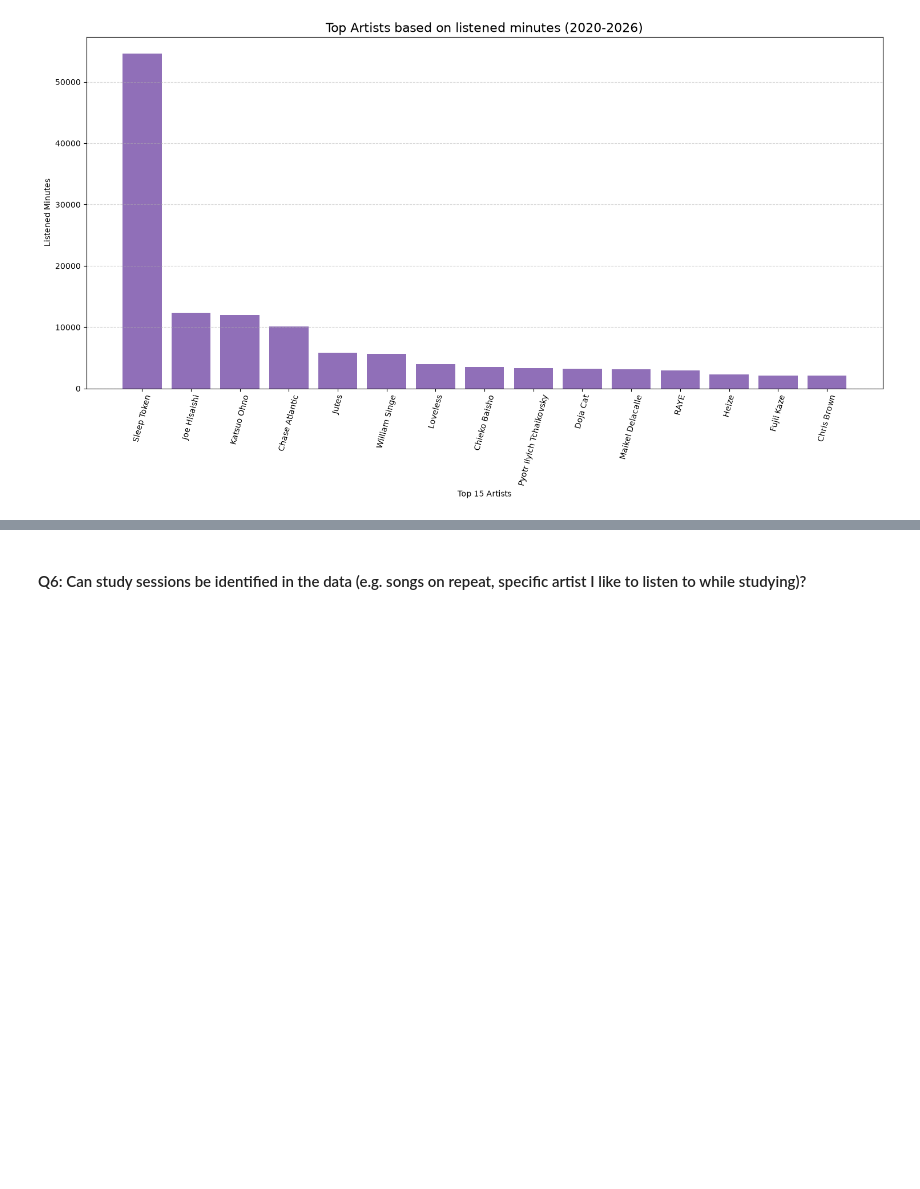
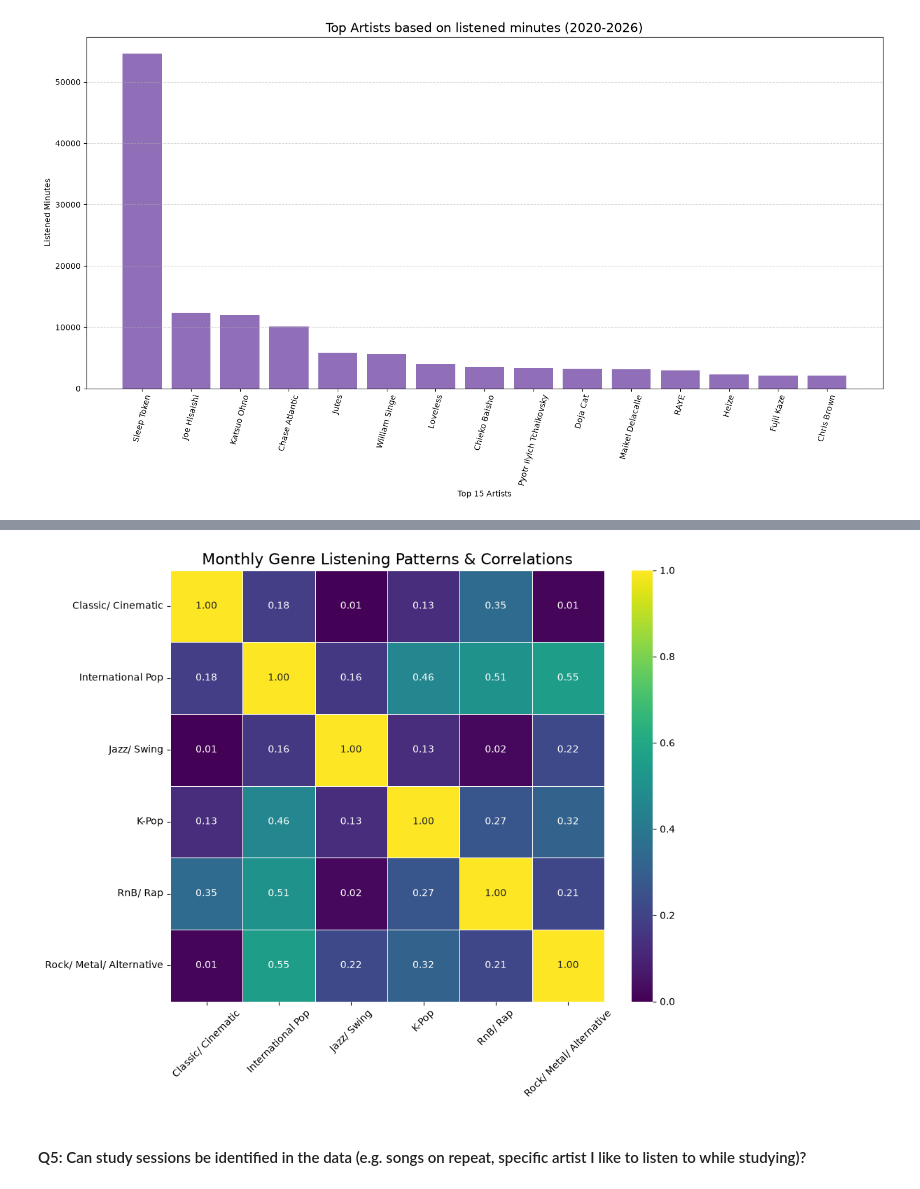
Before and after one commit to alyssa-leuschner/spotify-data-analysis, a Jupyter notebook: spotify_data_analysis.ipynb, the cells around one changed output, grey strips where cells are left out. Cells and saved outputs as stored; diff of their text form; code cells hidden in the pictures; blank space fills up the shorter version.

```diff
--- a/spotify_data_analysis.ipynb
+++ b/spotify_data_analysis.ipynb
@@ -255,0 +354,7 @@ pd.DataFrame(artist_data).sort_values(by= "Artist").reset_index(drop= True)
+# %%
+# Create a Pivot Table
+pivot_genre = genre_streams.pivot(columns= "genre", index= "month", values= "count").fillna(0).astype(int)
+# %%
+# Create a correlaton matrix based on the "genre" Pivot Table
+corr_matrix = pivot_genre.corr()
+corr_matrix
@@ -256,2 +370,15 @@ pd.DataFrame(artist_data).sort_values(by= "Artist").reset_index(drop= True)
+# %%
+# Heatmap
+plt.figure(figsize=(10, 8))
+sns.heatmap(data= corr_matrix, vmin= 0, vmax= 1, cmap= "viridis", annot= True, fmt= ".2f", linewidths= 0.5)
+
+plt.title("Monthly Genre Listening Patterns & Correlations", fontsize= 16)
+plt.xlabel("")
+plt.ylabel("")
+plt.xticks(rotation = 45)
+
+plt.show()
+# %% [output]
+[figure, added]
 # %% [markdown]
-#### Q6: Can study sessions be identified in the data (e.g. songs on repeat, specific artist I like to listen to while studying)?
+#### Q5: Can study sessions be identified in the data (e.g. songs on repeat, specific artist I like to listen to while studying)?
```
Also changed, not shown: parts of 25 cells of this notebook.
